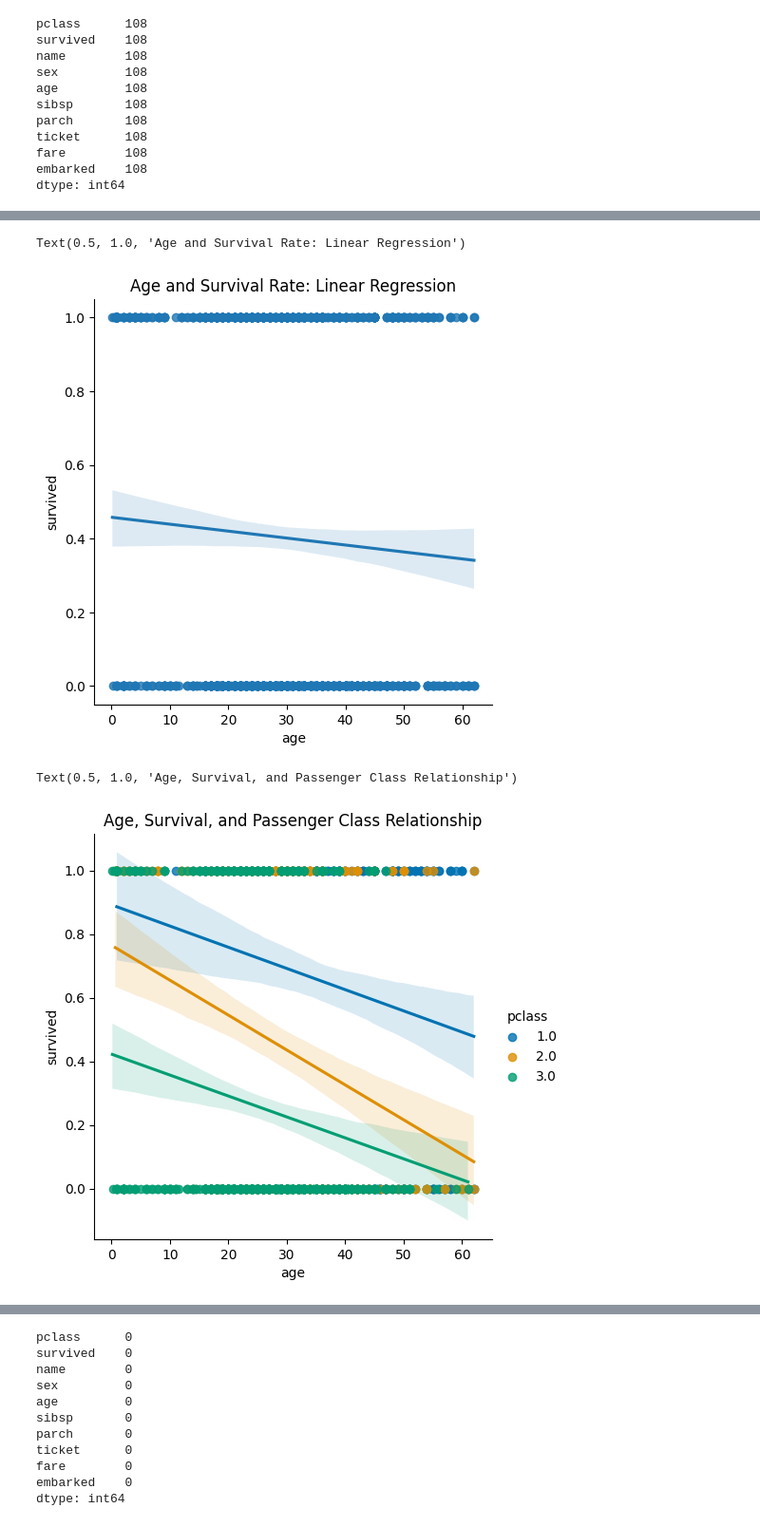
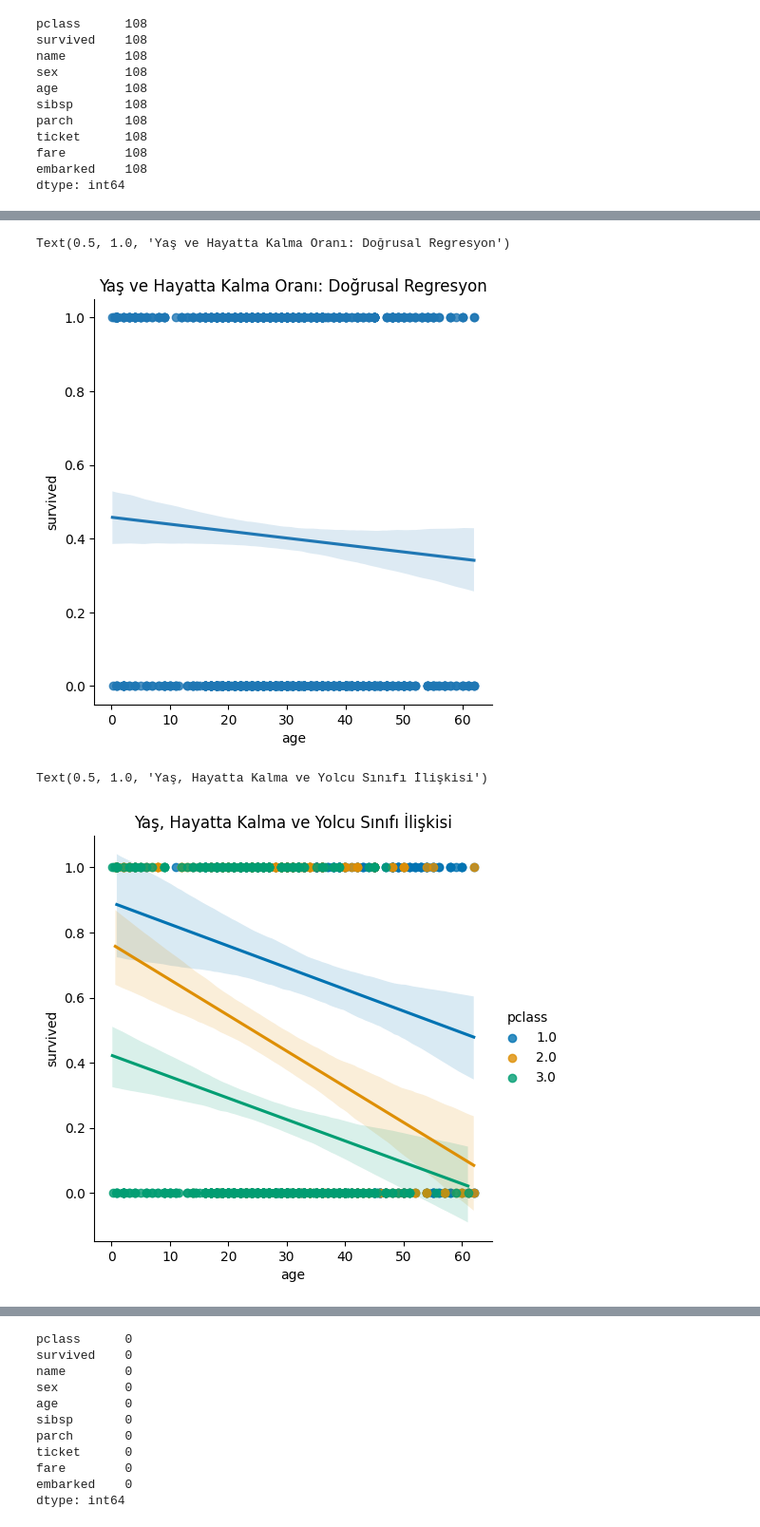
Before and after one commit to yunuxemre/Data-Mining-Example, a Jupyter notebook: TitanikVeriAnaliziV2.ipynb, the cells around one changed output, grey strips where cells are left out. Shown at 95% size. Saved outputs shown, nothing was run; the diff lists cells and outputs as text; code cells hidden in the pictures.

```diff
--- a/TitanikVeriAnaliziV2.ipynb
+++ b/TitanikVeriAnaliziV2.ipynb
@@ -478,14 +480,14 @@ Text(0.5, 1.0, 'Survival Rates Across Passenger Classes')
 # %%
 sns.lmplot(data=titanic, x='age', y='survived', palette='colorblind')
-plt.title('Age and Survival Rate: Linear Regression') # Yaş ve Hayatta Kalma Oranı: Doğrusal Regresyon
+plt.title('Yaş ve Hayatta Kalma Oranı: Doğrusal Regresyon')
 # %% [output]
-Text(0.5, 1.0, 'Age and Survival Rate: Linear Regression')
+Text(0.5, 1.0, 'Yaş ve Hayatta Kalma Oranı: Doğrusal Regresyon')
-[figure, old version]
+[figure, new version]
 # %%
 sns.lmplot(data=titanic, x='age', y='survived', hue='pclass', palette='colorblind')
-plt.title('Age, Survival, and Passenger Class Relationship') # Yaş, Hayatta Kalma ve Yolcu Sınıfı İlişkisi
+plt.title('Yaş, Hayatta Kalma ve Yolcu Sınıfı İlişkisi')
 # %% [output]
-Text(0.5, 1.0, 'Age, Survival, and Passenger Class Relationship')
+Text(0.5, 1.0, 'Yaş, Hayatta Kalma ve Yolcu Sınıfı İlişkisi')
-[figure, old version]
+[figure, new version]
 # %%
 sns.lmplot(data=titanic, x='age', y='survived', hue='sex', palette='colorblind')
```
Also changed, not shown: parts of 7 cells of this notebook.
